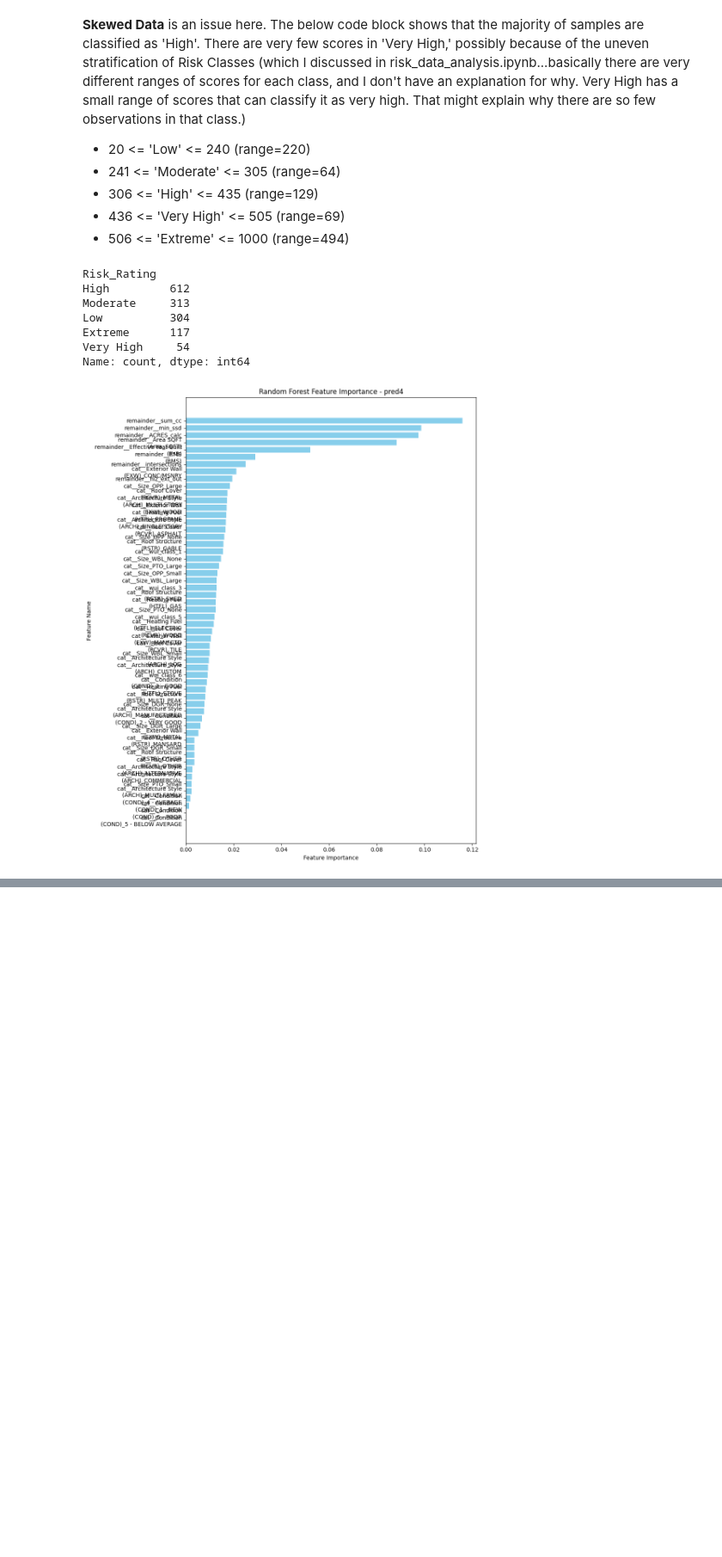
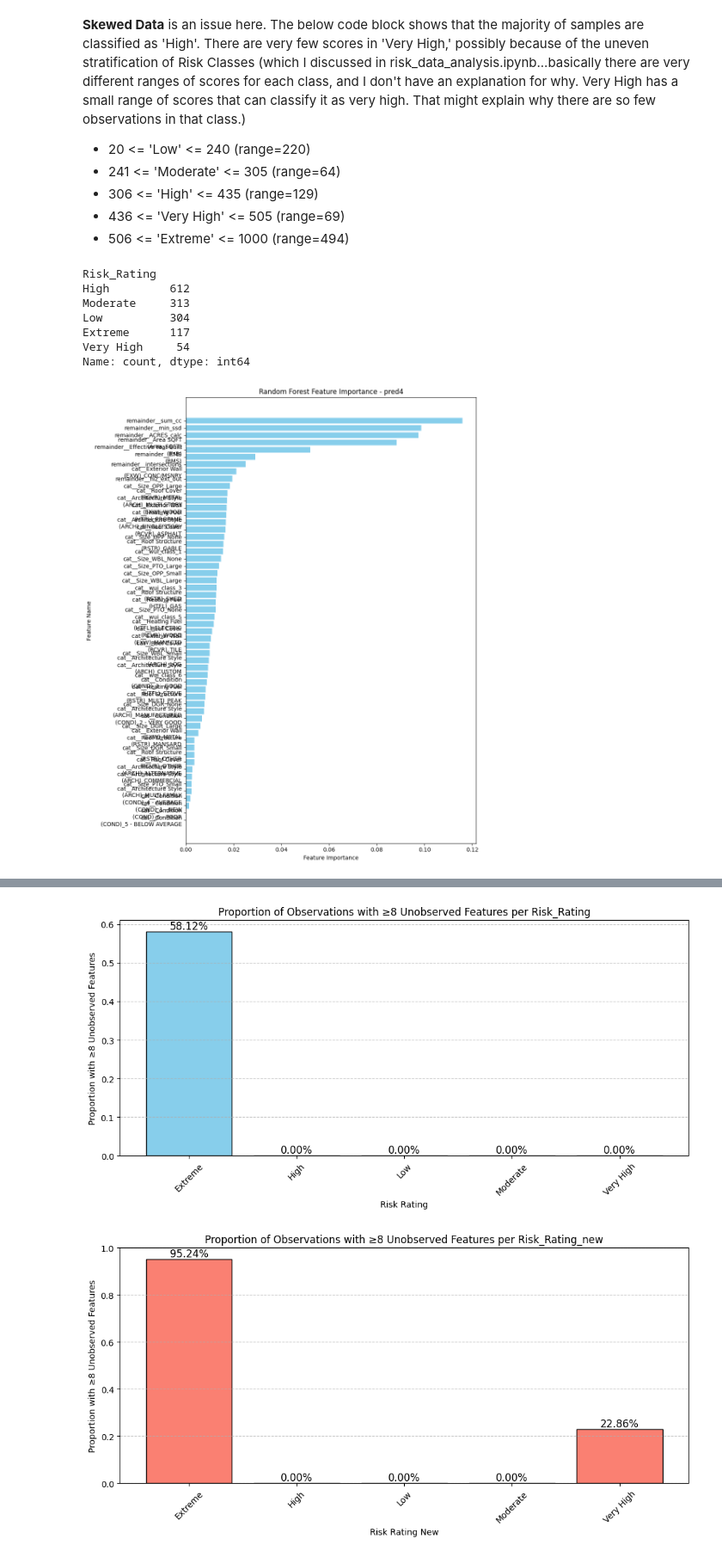
Before and after one commit to bryceayoung/ouray, a Jupyter notebook: workflows/analysis/risk_pred.ipynb, the cells around one changed output, grey strips where cells are left out. Shown at 86% size. Drawn from its saved outputs; the diff is of its cells as text; code cells hidden in the pictures; blank space fills up the shorter version.

```diff
--- a/workflows/analysis/risk_pred.ipynb
+++ b/workflows/analysis/risk_pred.ipynb
@@ -723,0 +1168,15 @@ NEXT STEPS (potentially):
+# %%
+# Function to check if a value ends in "1"
+def ends_in_1(value):
+    if pd.notna(value):  # Ignore NaN values
+        return str(int(value)).endswith('1')  # Convert to string & check last character
+    return False
+
+# Apply function to rwra_cols and count how many "1-ending" values per row
+count_1s_per_row = df[rwra_cols].applymap(ends_in_1).sum(axis=1)
+
+# Apply the condition: At least 8 unobserved (ends in '1') AND 'Risk_Rating_new' == 'Extreme'
+num_obs = ((count_1s_per_row >= 6) & (df['Risk_Rating_new'] == 'Extreme')).sum()
+
+# Print the result
+print(f"Number of observations where at least 8 features are unobserved (ends in '1') AND Risk_Rating == 'Extreme': {num_obs}")
@@ -723,0 +1203,41 @@ NEXT STEPS (potentially):
+# %%
+# Create a new column to flag observations with at least 8 unobserved features
+df['At_Least_8_Unobserved'] = count_1s_per_row >= 8
+
+# Calculate proportions for 'Risk_Rating'
+risk_rating_counts = df.groupby('Risk_Rating')['At_Least_8_Unobserved'].mean()
+
+# Calculate proportions for 'Risk_Rating_new'
+risk_rating_new_counts = df.groupby('Risk_Rating_new')['At_Least_8_Unobserved'].mean()
+
+# Plot histogram for 'Risk_Rating'
+plt.figure(figsize=(12, 5))
+
+bars = plt.bar(risk_rating_counts.index, risk_rating_counts.values, color='skyblue', edgecolor='black')
+for bar in bars:
+    height = bar.get_height()
+    plt.text(bar.get_x() + bar.get_width()/2, height, f'{height:.2%}', ha='center', va='bottom', fontsize=12)
+
+plt.xlabel('Risk Rating')
+plt.ylabel('Proportion with ≥8 Unobserved Features')
+plt.title('Proportion of Observations with ≥8 Unobserved Features per Risk_Rating')
+plt.xticks(rotation=45)
+plt.grid(axis='y', linestyle='--', alpha=0.7)
+plt.show()
+
+# Plot histogram for 'Risk_Rating_new'
+plt.figure(figsize=(12, 5))
+bars = plt.bar(risk_rating_new_counts.index, risk_rating_new_counts.values, color='salmon', edgecolor='black')
+for bar in bars:
+    height = bar.get_height()
+    plt.text(bar.get_x() + bar.get_width()/2, height, f'{height:.2%}', ha='center', va='bottom', fontsize=12)
+
+plt.xlabel('Risk Rating New')
+plt.ylabel('Proportion with ≥8 Unobserved Features')
+plt.title('Proportion of Observations with ≥8 Unobserved Features per Risk_Rating_new')
+plt.xticks(rotation=45)
+plt.grid(axis='y', linestyle='--', alpha=0.7)
+plt.show()
+# %% [output]
+[figure, added]
+[figure, added]
```
Also changed, not shown: parts of 33 cells of this notebook.
